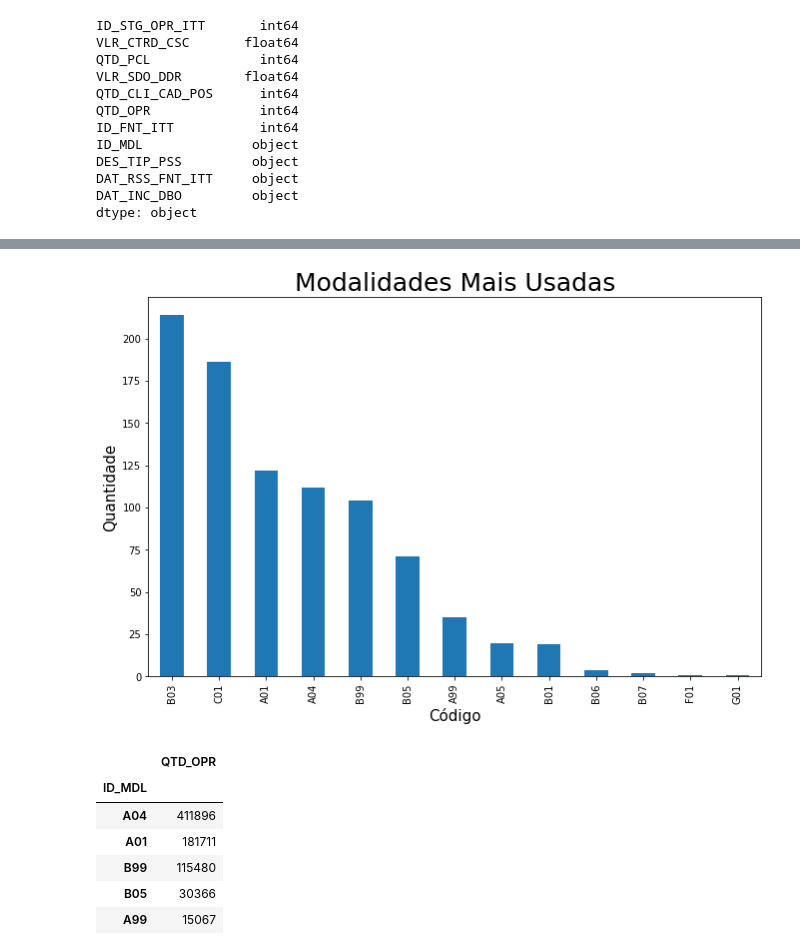
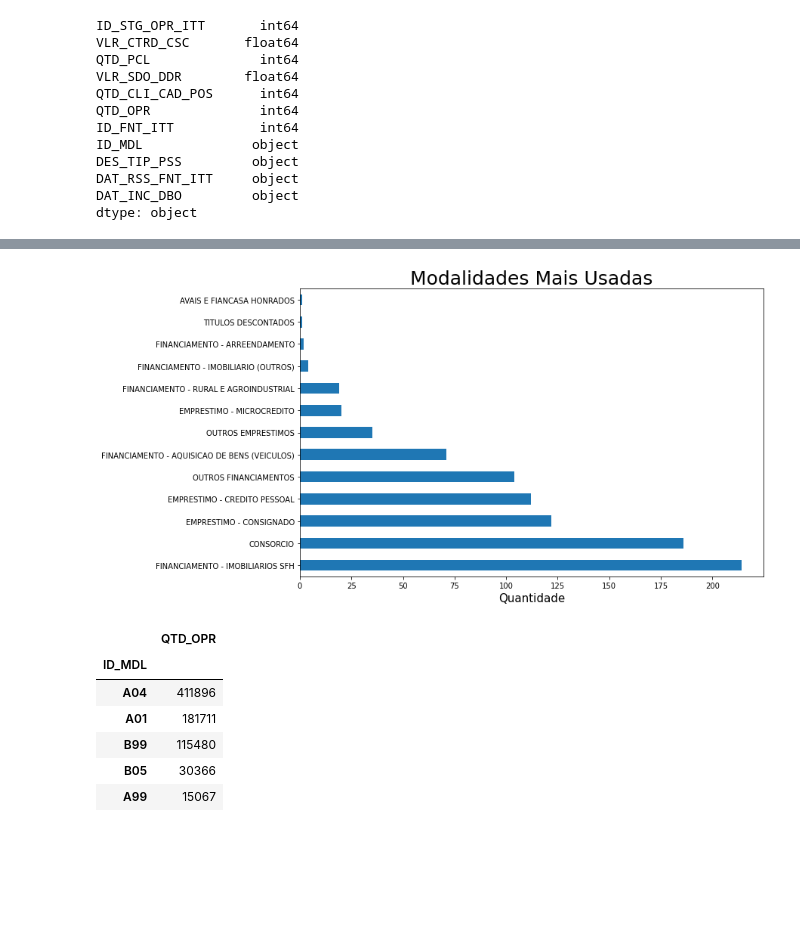
Before and after one commit to ThallesTorres/Projeto_SPC, a Jupyter notebook: SPRINT 2/Analise_STG_OPR_ITT.ipynb, the cells around one changed output, grey strips where cells are left out. Drawn from its saved outputs; the diff is of its cells as text; code cells hidden in the pictures; blank space fills up the shorter version.

```diff
--- a/SPRINT 2/Analise_STG_OPR_ITT.ipynb
+++ b/SPRINT 2/Analise_STG_OPR_ITT.ipynb
@@ -68,12 +106,18 @@ Contendo as colunas:
 # %%
 # Convertendo todos os valores para acrescentar dois decimais
 
-# colunas = ['VLR_CTRD_CSC', 'VLR_SDO_DDR']
+colunas = ['VLR_CTRD_CSC', 'VLR_SDO_DDR']
 
-# for coluna in colunas:
-#     print('-' * 60)
-#     for antes in dados_STG_OPR_ITT[coluna].dropna():
-#         depois = antes * 0.01
-#         print(f'R${depois:>14.2f}')
-#         dados_STG_OPR_ITT[coluna] = dados_STG_OPR_ITT[coluna].replace(antes, depois)
-#     print('-' * 60)
+for coluna in colunas:
+    count = 0
+    print('-' * 60)
+
+    for antes in dados_STG_OPR_ITT[coluna].dropna():
+        depois = antes * 0.01
+        dados_STG_OPR_ITT[coluna] = dados_STG_OPR_ITT[coluna].replace(antes, depois)
+
+        if count < 10: # Essa parte serve somente para limitar a amostragem dos valores
+            count += 1
+            print(f'R${depois:>14.2f}')
+
+    print('-' * 60)
@@ -79,0 +142,13 @@ Contendo as colunas:
+# %%
+print(dados_STG_OPR_ITT['ID_MDL'].head(10))
+
+for index, value in enumerate(dados_STG_OPR_ITT['ID_MDL'].dropna()):
+    temp = dados_STG_OPR_ITT['ID_MDL'][index]
+
+    for index_temp, codigo in enumerate(dados_STG_MDL['COD_MDL']):
+
+        if value == codigo:
+            dados_STG_OPR_ITT['ID_MDL'][index] = temp.replace(temp, dados_STG_MDL['DES_MDL'][index_temp])
+
+
+print(dados_STG_OPR_ITT['ID_MDL'].head(10))
@@ -102,13 +204,13 @@ Name: ID_MDL, dtype: int64
 # %%
 # Criando um gráfico para ficar mais visível.
 
-mdl_mais_usadas.plot.bar();
+mdl_mais_usadas.plot.barh();
 
 plt.title("Modalidades Mais Usadas", size=25); # Adicionando um título
-plt.xlabel('Código', size=15); # Nomeando o eixo X
-plt.ylabel('Quantidade', size=15); # Nomeando o eixo Y
+plt.xlabel('Quantidade', size=15); # Nomeando o eixo X
+# plt.ylabel('Código', size=15); # Nomeando o eixo Y
 # %% [output]
-[figure, old version]
+[figure, new version]
 # %%
 # Soma das Operações por Modalidades.
 
```
Also changed, not shown: parts of 7 cells of this notebook.
